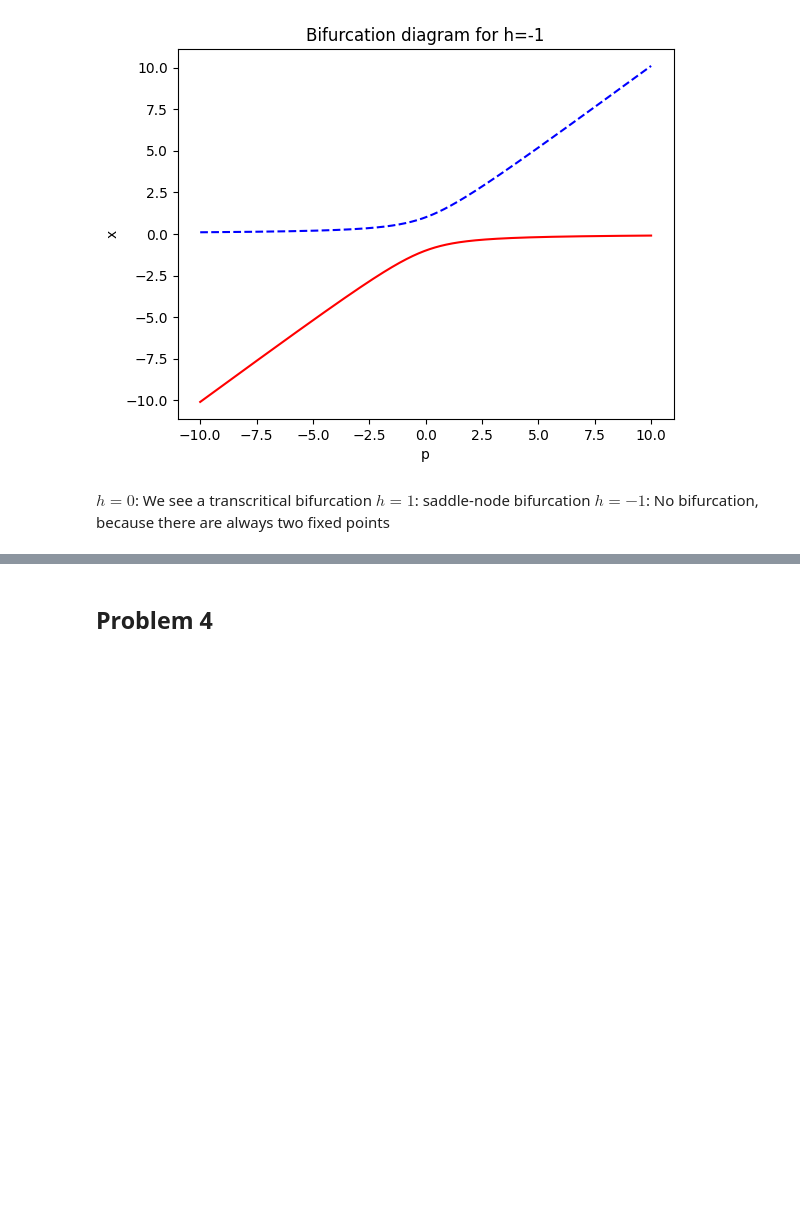
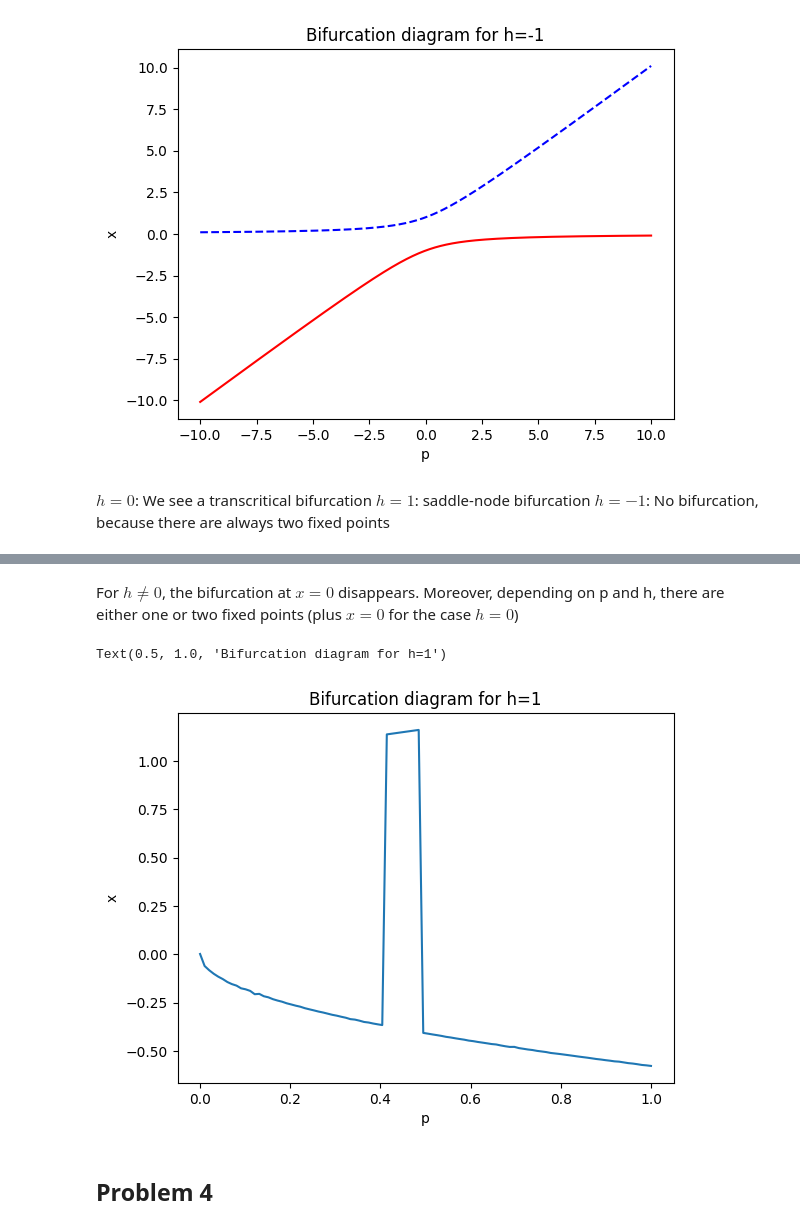
Before and after one commit to corinnawegner/Physics_of_complex_systems, a Jupyter notebook: Assignment 3/Assignment_3_Corinna_Wegner.ipynb, the cells around one changed output, grey strips where cells are left out. Drawn from its saved outputs; the diff is of its cells as text; code cells hidden in the pictures; blank space fills up the shorter version.

```diff
--- a/Assignment 3/Assignment_3_Corinna_Wegner.ipynb
+++ b/Assignment 3/Assignment_3_Corinna_Wegner.ipynb
@@ -157,3 +174,26 @@ def f_3b(x, h, p):
+# %% [markdown]
+For $h \neq 0$, the bifurcation at $x=0$ disappears. Moreover, depending on p and h, there are either one or two fixed points (plus $x=0$ for the case $h=0$)
+# %%
+p_lower = np.linspace(0,1,100)
+p_higher = np.linspace(2,3,100)
+
+x_lower = []
+#x_higher = []
+
+for p in p_lower:
+    xl = fsolve(f_3b, -p**(2/3), args= (1, p))
+    #xh = fsolve(f_3b, 2, args=(1, p))
+    x_lower.append(xl)
+    #x_higher.append(xh)
+
+plt.plot(p_lower, x_lower)
+#plt.plot(p_higher, x_higher)
+plt.xlabel("p")
+plt.ylabel("x")
+plt.title("Bifurcation diagram for h=1")
+# %% [output]
+Text(0.5, 1.0, 'Bifurcation diagram for h=1')
+[figure, added]
 # %% [markdown]
 ## Problem 4
 # %%
```
Also changed, not shown: parts of 2 cells of this notebook.
